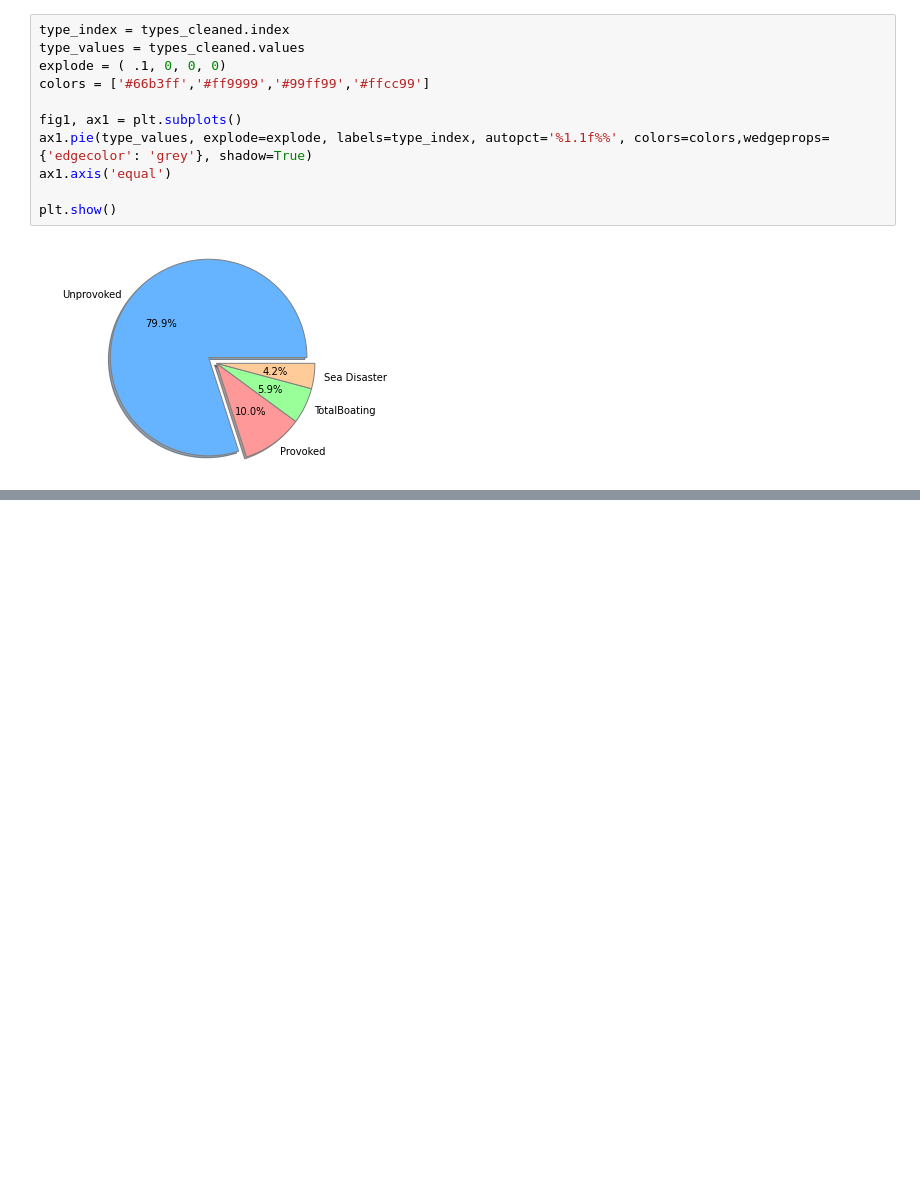
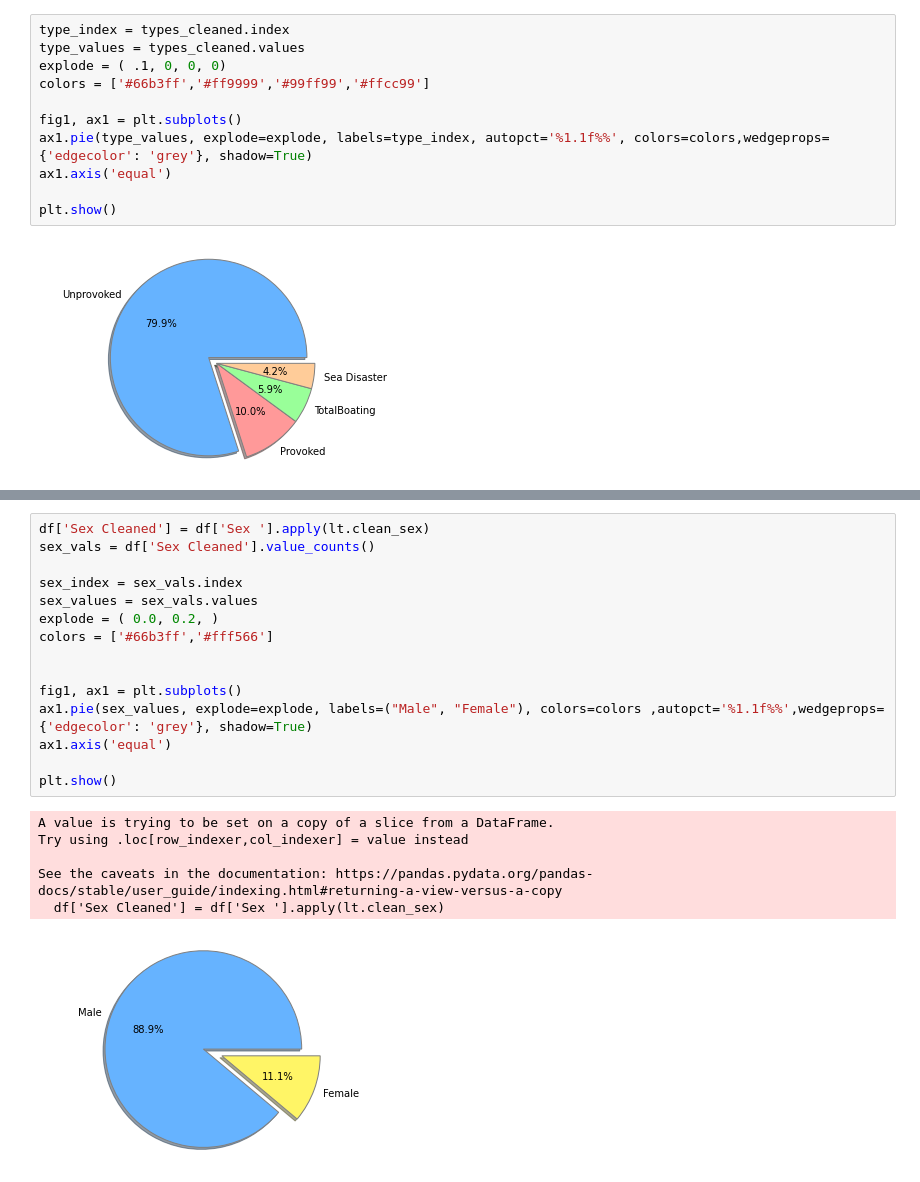
Before and after one commit to FranLeston/shark_attack_data_analysis, a Jupyter notebook: preliminarynotes.ipynb, the cells around one changed output, grey strips where cells are left out. Drawn from its saved outputs; the diff is of its cells as text; blank space fills up the shorter version.

```diff
--- a/preliminarynotes.ipynb
+++ b/preliminarynotes.ipynb
@@ -187,0 +214,22 @@ plt.show()
+# %%
+df['Sex Cleaned'] = df['Sex '].apply(lt.clean_sex)
+sex_vals = df['Sex Cleaned'].value_counts()
+
+sex_index = sex_vals.index
+sex_values = sex_vals.values
+explode = ( 0.0, 0.2, )
+colors = ['#66b3ff','#fff566']
+
+
+fig1, ax1 = plt.subplots()
+ax1.pie(sex_values, explode=explode, labels=("Male", "Female"), colors=colors ,autopct='%1.1f%%',wedgeprops={'edgecolor': 'grey'}, shadow=True)
+ax1.axis('equal')
+
+plt.show()
+# %% [output]
+A value is trying to be set on a copy of a slice from a DataFrame.
+Try using .loc[row_indexer,col_indexer] = value instead
+
+See the caveats in the documentation: https://pandas.pydata.org/pandas-docs/stable/user_guide/indexing.html#returning-a-view-versus-a-copy
+  df['Sex Cleaned'] = df['Sex '].apply(lt.clean_sex)
+[figure, added]
```
Also changed, not shown: parts of 10 cells of this notebook, 1 other file.
